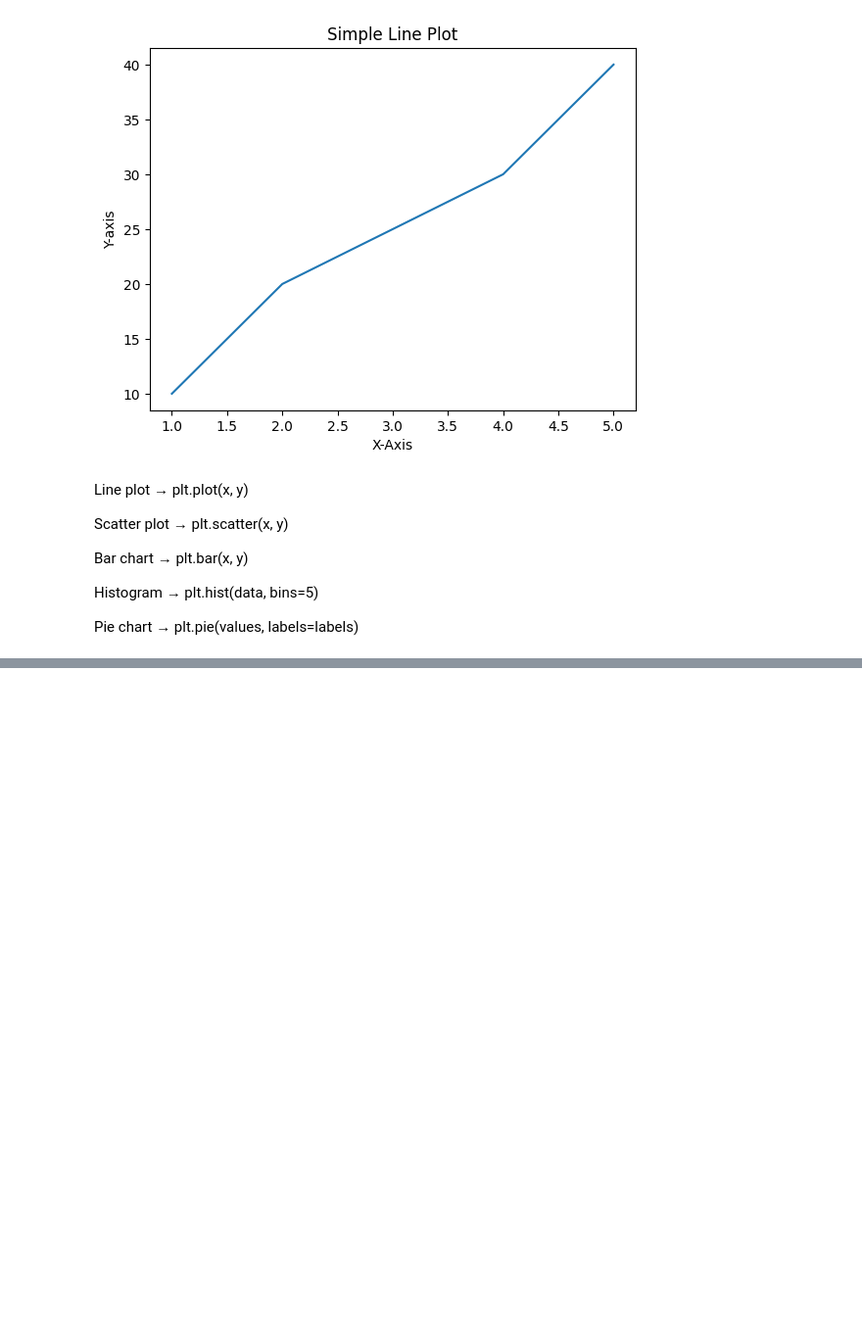
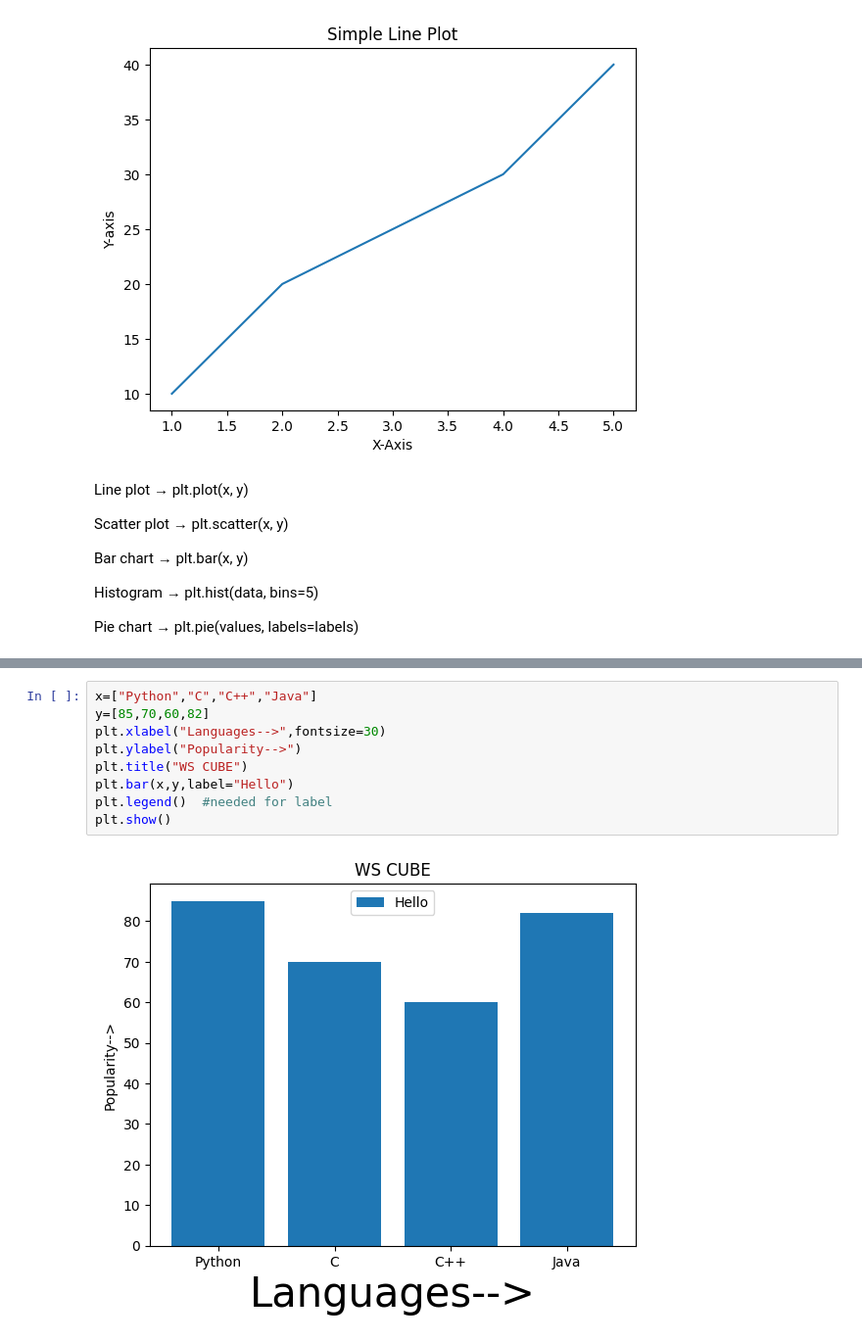
Before and after one commit to sanjib-biswal-git/PYTHON-BASICS_AND_LIBRARIES, a Jupyter notebook: Matplotlib.ipynb, the cells around one changed output, grey strips where cells are left out. Shown: that part at 98% size. Saved outputs shown, nothing was run; the diff lists cells and outputs as text; blank space fills up the shorter version.

```diff
--- a/Matplotlib.ipynb
+++ b/Matplotlib.ipynb
@@ -37,0 +127,11 @@ Pie chart → plt.pie(values, labels=labels)
+# %%
+x=["Python","C","C++","Java"]
+y=[85,70,60,82]
+plt.xlabel("Languages-->",fontsize=30)
+plt.ylabel("Popularity-->")
+plt.title("WS CUBE")
+plt.bar(x,y,label="Hello")
+plt.legend()  #needed for label
+plt.show()
+# %% [output]
+[figure, added]
```
Also changed, not shown: parts of 19 cells of this notebook.
